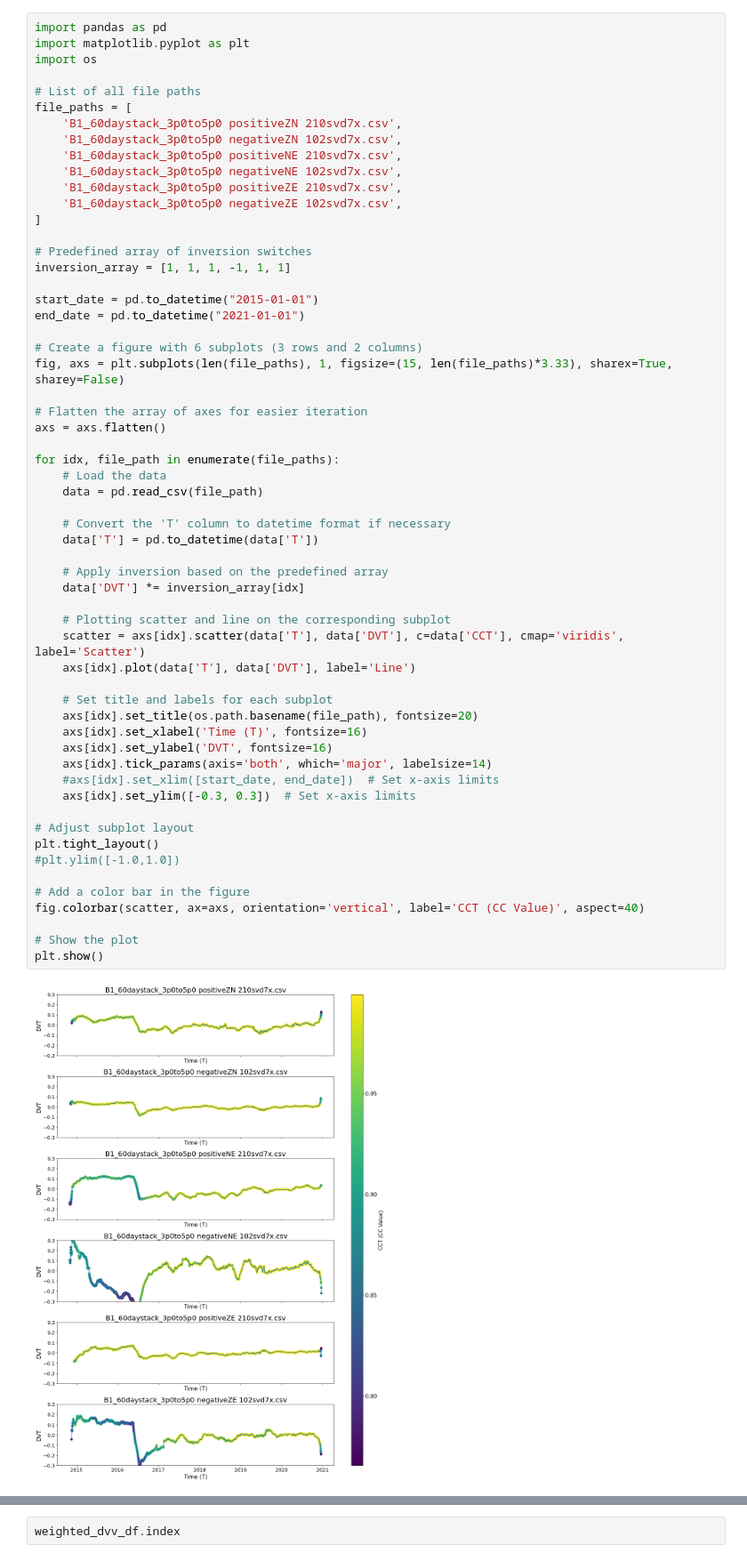
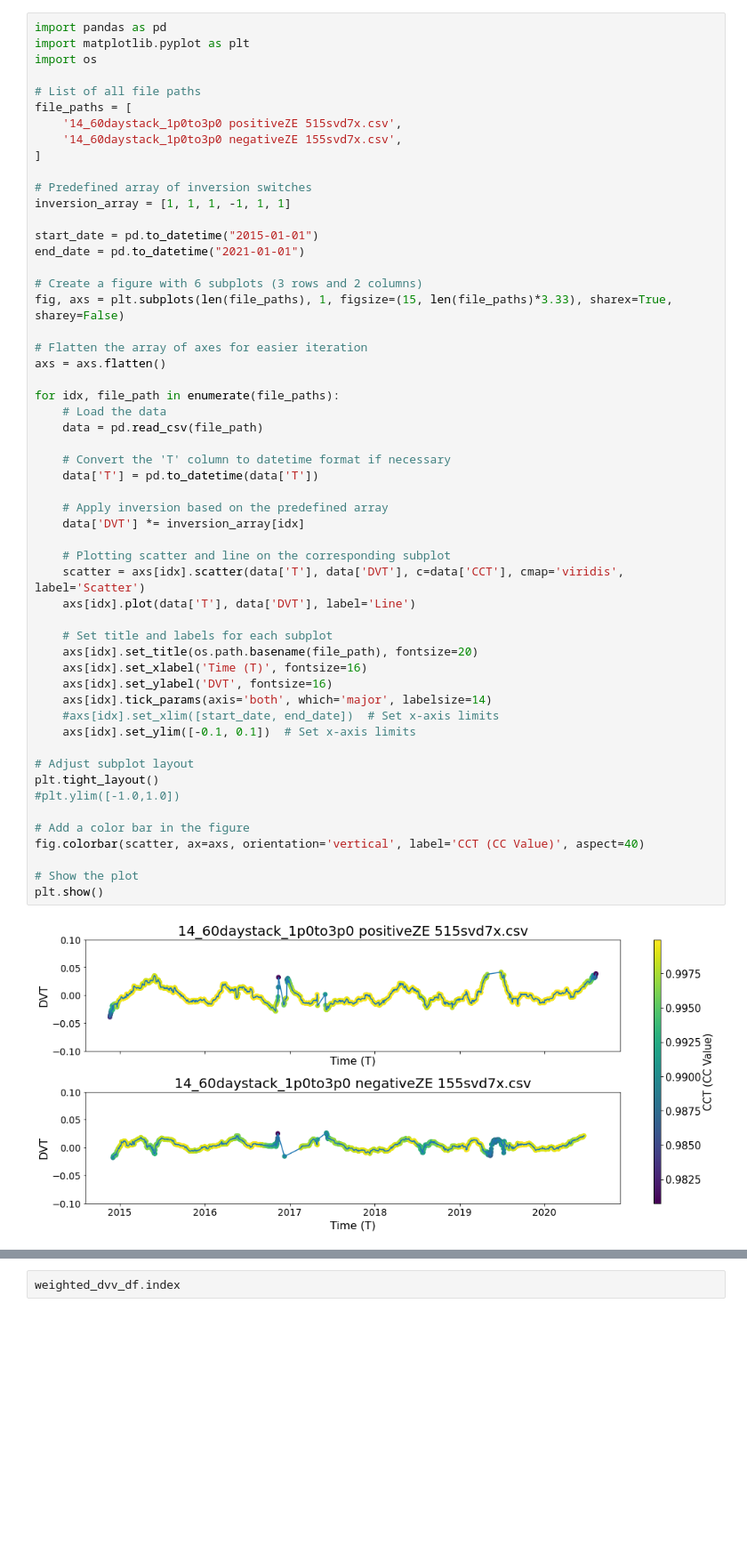
Before and after one commit to MaleenKidiwela/AmbientNoiseOOI, a Jupyter notebook: src/Plotting.ipynb, the cells around one changed output, grey strips where cells are left out. Shown at 89% size. Saved outputs shown, nothing was run; the diff lists cells and outputs as text; blank space fills up the shorter version.

```diff
--- a/src/Plotting.ipynb
+++ b/src/Plotting.ipynb
@@ -5,12 +5,8 @@ import os
 
 # List of all file paths
 file_paths = [
-    'B1_60daystack_3p0to5p0 positiveZN 210svd7x.csv',
-    'B1_60daystack_3p0to5p0 negativeZN 102svd7x.csv',
-    'B1_60daystack_3p0to5p0 positiveNE 210svd7x.csv',
-    'B1_60daystack_3p0to5p0 negativeNE 102svd7x.csv',
-    'B1_60daystack_3p0to5p0 positiveZE 210svd7x.csv',
-    'B1_60daystack_3p0to5p0 negativeZE 102svd7x.csv',
+    '14_60daystack_1p0to3p0 positiveZE 515svd7x.csv',
+    '14_60daystack_1p0to3p0 negativeZE 155svd7x.csv',
 ]
 
 # Predefined array of inversion switches
@@ -29,32 +25,32 @@ for idx, file_path in enumerate(file_paths):
     # Load the data
     data = pd.read_csv(file_path)
 
     # Convert the 'T' column to datetime format if necessary
     data['T'] = pd.to_datetime(data['T'])
 
     # Apply inversion based on the predefined array
     data['DVT'] *= inversion_array[idx]
 
     # Plotting scatter and line on the corresponding subplot
     scatter = axs[idx].scatter(data['T'], data['DVT'], c=data['CCT'], cmap='viridis', label='Scatter')
     axs[idx].plot(data['T'], data['DVT'], label='Line')
 
     # Set title and labels for each subplot
     axs[idx].set_title(os.path.basename(file_path), fontsize=20)
     axs[idx].set_xlabel('Time (T)', fontsize=16)
     axs[idx].set_ylabel('DVT', fontsize=16)
     axs[idx].tick_params(axis='both', which='major', labelsize=14)
     #axs[idx].set_xlim([start_date, end_date])  # Set x-axis limits
-    axs[idx].set_ylim([-0.3, 0.3])  # Set x-axis limits
+    axs[idx].set_ylim([-0.1, 0.1])  # Set x-axis limits
 
 # Adjust subplot layout
 plt.tight_layout()
 #plt.ylim([-1.0,1.0])
 
 # Add a color bar in the figure
 fig.colorbar(scatter, ax=axs, orientation='vertical', label='CCT (CC Value)', aspect=40)
 
 # Show the plot
 plt.show()
 # %% [output]
-[figure, old version]
+[figure, new version]
```
Also changed, not shown: parts of 10 cells of this notebook, 21 other files.
